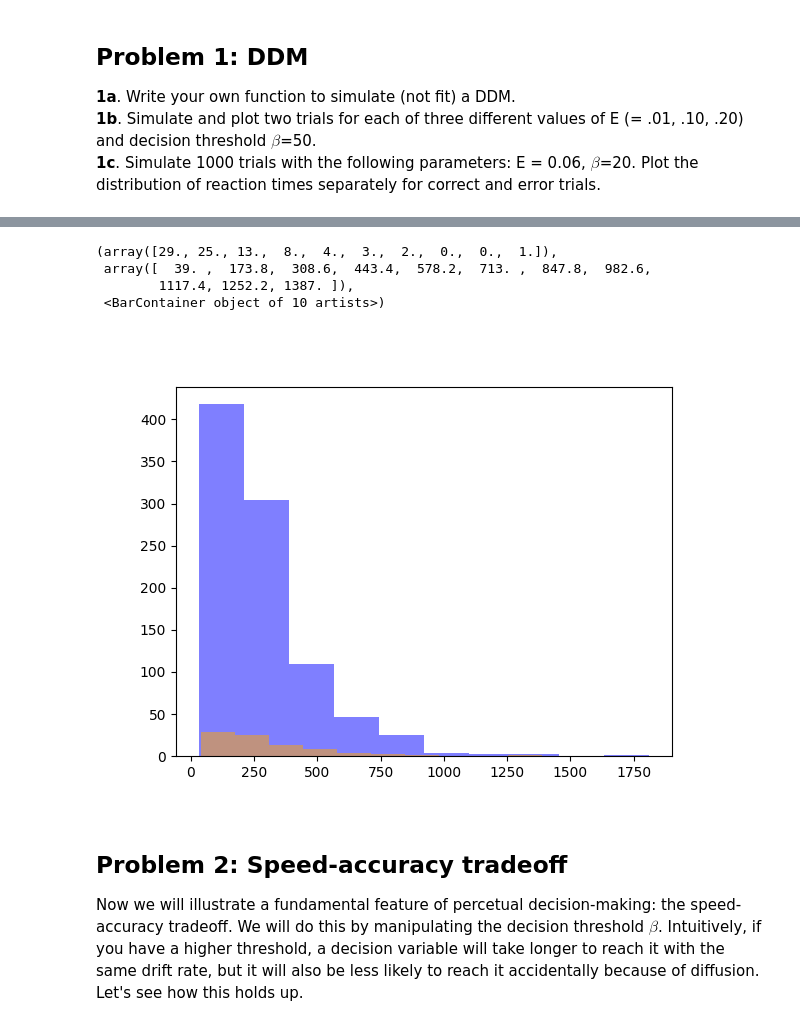
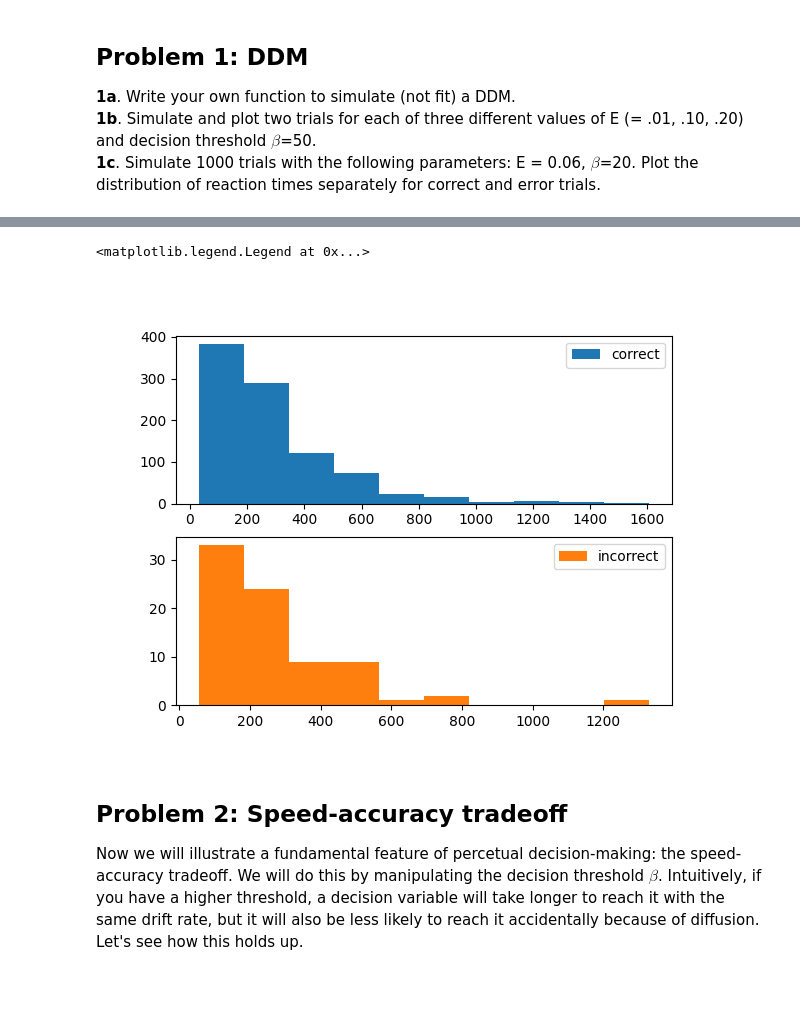
Before and after one commit to dbasrai/nuin443, a Jupyter notebook: problemSets/NUIN443_ps4_DDMs-diya.ipynb, the cells around one changed output, grey strips where cells are left out. Saved outputs shown, nothing was run; the diff lists cells and outputs as text; code cells hidden in the pictures; blank space fills up the shorter version.

```diff
--- a/problemSets/NUIN443_ps4_DDMs-diya.ipynb
+++ b/problemSets/NUIN443_ps4_DDMs-diya.ipynb
@@ -70,33 +70,32 @@ ax.legend()
 # %%
 # Simulate 1000 trials with the following parameters: E = 0.06, beta=20.
 # Plot the distribution of reaction times separately for correct and error trials.
 RTs = []
 decisions = []
 for trial in np.arange(1000):
     x, max_trial, decision = DDM(E=0.06, beta=20)
     RTs.append(max_trial)
     decisions.append(decision)
 
 RTs = np.array(RTs)
 decisions = np.array(decisions)
 
 wrong_decs = decisions[decisions==-1]
 wrong_RTs = RTs[decisions==-1]
 
 right_decs = decisions[decisions==1]
 right_RTs = RTs[decisions==1]
 
 
 
-fig1, ax1 = plt.subplots()
-ax1.hist(right_RTs, color='blue', alpha=0.5)
-ax1.hist(wrong_RTs, color='orange', alpha=0.5)
+fig1, ax1 = plt.subplots(nrows=2)
+ax1[0].hist(right_RTs, label='correct')
+ax1[1].hist(wrong_RTs, color='tab:orange', label='incorrect')
+ax1[0].legend()
+ax1[1].legend()
 # %% [output]
-(array([29., 25., 13.,  8.,  4.,  3.,  2.,  0.,  0.,  1.]),
- array([  39. ,  173.8,  308.6,  443.4,  578.2,  713. ,  847.8,  982.6,
-        1117.4, 1252.2, 1387. ]),
- <BarContainer object of 10 artists>)
+<matplotlib.legend.Legend at 0x...>
-[figure, old version]
+[figure, new version]
 # %% [markdown]
 ## Problem 2: Speed-accuracy tradeoff ##
 
```
Also changed, not shown: parts of 2 cells of this notebook, 1 other file.
